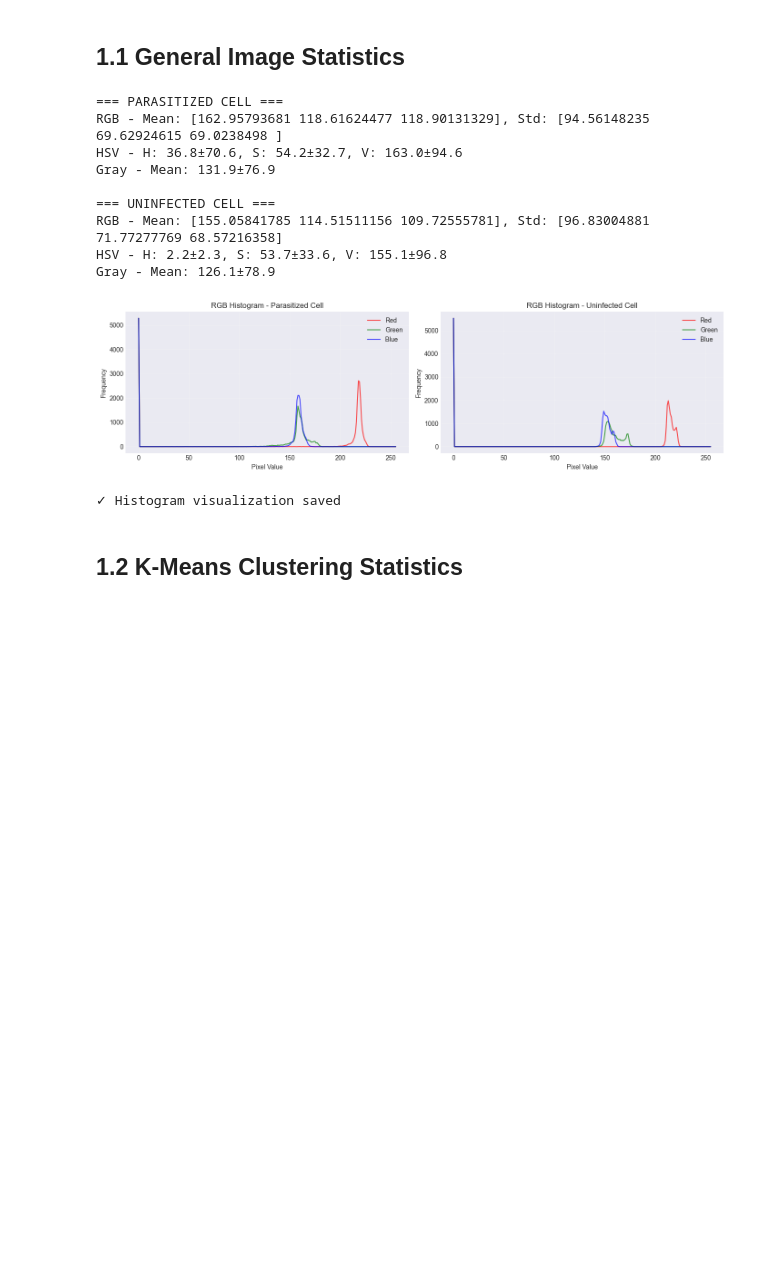
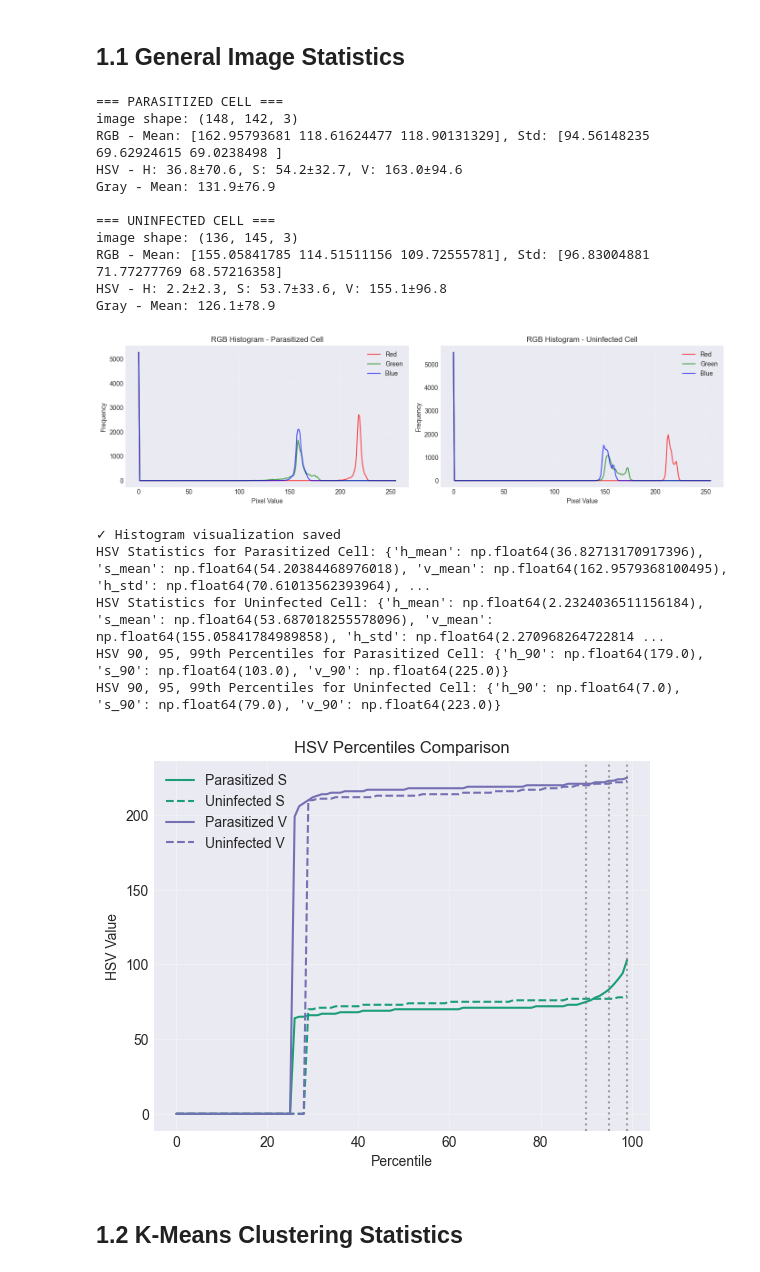
Before and after one commit to SolovevaPolina/Malaria_Screening, a Jupyter notebook: ExploratoryProjectNotebook_Clean.ipynb, the cells around one changed output. Cells and saved outputs as stored; diff of their text form; code cells hidden in the pictures; blank space fills up the shorter version.

```diff
--- a/ExploratoryProjectNotebook_Clean.ipynb
+++ b/ExploratoryProjectNotebook_Clean.ipynb
@@ -31,7 +31,7 @@ from sklearn.metrics import (accuracy_score, precision_score, recall_score, f1_s
 from sklearn.pipeline import Pipeline
 from sklearn.preprocessing import StandardScaler
 from sklearn.model_selection import StratifiedKFold, GridSearchCV, train_test_split
-
+from sklearn.svm import SVC
 
 from joblib import dump, load
 from skimage.segmentation import slic
@@ -54,6 +54,17 @@ from torchvision.models import ShuffleNet_V2_X1_0_Weights
 plt.style.use('seaborn-v0_8-darkgrid')
 sns.set_palette("husl")
 print("✓ All libraries imported successfully")
+
+dark2 = [
+    "#1b9e77",
+    "#66a61e",
+    "#7570b3",
+    "#e6ab02",
+    "#d95f02",
+    "#e7298a",
+    "#a6761d",
+    "#666666"
+]
 # %% [output]
 ✓ All libraries imported successfully
 # %% [markdown]
@@ -78,6 +89,7 @@ def extract_image_statistics(img_path, verbose=True):
     - feature_dict: Dictionary containing RGB and HSV statistics
     """
     img = cv2.imread(img_path)
+    print(f"image shape: {img.shape} ")
     img_rgb = cv2.cvtColor(img, cv2.COLOR_BGR2RGB)
     img_hsv = cv2.cvtColor(img, cv2.COLOR_BGR2HSV)
     img_gray = cv2.cvtColor(img, cv2.COLOR_BGR2GRAY)
@@ -149,33 +161,65 @@ if os.path.exists('Data/ExampleParasiticCell.png'):
     axes[0].set_ylabel('Frequency')
     axes[0].legend()
     axes[0].grid(alpha=0.3)
 
     # Uninfected cell histograms
     axes[1].plot(uninfected_stats['histograms']['r'], color='r', alpha=0.7, label='Red')
     axes[1].plot(uninfected_stats['histograms']['g'], color='g', alpha=0.7, label='Green')
     axes[1].plot(uninfected_stats['histograms']['b'], color='b', alpha=0.7, label='Blue')
     axes[1].set_title('RGB Histogram - Uninfected Cell')
     axes[1].set_xlabel('Pixel Value')
     axes[1].set_ylabel('Frequency')
     axes[1].legend()
     axes[1].grid(alpha=0.3)
 
     plt.tight_layout()
     plt.savefig('plots/01_rgb_histograms_comparison.png', dpi=150, bbox_inches='tight')
     plt.show()
     print("✓ Histogram visualization saved")
+
+    print("HSV Statistics for Parasitized Cell:", parasitic_stats['hsv_stats'])
+    print("HSV Statistics for Uninfected Cell:", uninfected_stats['hsv_stats'])
+    print("HSV 90, 95, 99th Percentiles for Parasitized Cell:",
+          {k: np.percentile(parasitic_stats['image_hsv'][:,:,i], q)
+           for i, k in enumerate(['h_90', 's_90', 'v_90']) for q in [90, 95, 99]})
+    print("HSV 90, 95, 99th Percentiles for Uninfected Cell:",
+          {k: np.percentile(uninfected_stats['image_hsv'][:,:,i], q)
+           for i, k in enumerate(['h_90', 's_90', 'v_90']) for q in [90, 95, 99]})
+
+
+    plt.plot(np.percentile(parasitic_stats['image_hsv'][:,:,1], np.arange(100)), label='Parasitized S', color=dark2[0])
+    plt.plot(np.percentile(uninfected_stats['image_hsv'][:,:,1], np.arange(100)), label='Uninfected S', color=dark2[0], linestyle='--')
+    plt.plot(np.percentile(parasitic_stats['image_hsv'][:,:,2], np.arange(100)), label='Parasitized V', color=dark2[2])
+    plt.plot(np.percentile(uninfected_stats['image_hsv'][:,:,2], np.arange(100)), label='Uninfected V', color=dark2[2], linestyle='--')
+    vertical_lines = [90, 95, 99]
+    for vl in vertical_lines:
+        plt.axvline(x=vl, color='gray', linestyle=':', alpha=0.7)
+    plt.xlabel('Percentile')
+    plt.ylabel('HSV Value')
+    plt.title('HSV Percentiles Comparison')
+    plt.legend()
+    plt.grid(alpha=0.3)
+    plt.savefig('plots/02_hsv_percentiles_comparison.png', dpi=150, bbox_inches='tight')
+    plt.show()
 # %% [output]
 === PARASITIZED CELL ===
+image shape: (148, 142, 3)
 RGB - Mean: [162.95793681 118.61624477 118.90131329], Std: [94.56148235 69.62924615 69.0238498 ]
 HSV - H: 36.8±70.6, S: 54.2±32.7, V: 163.0±94.6
 Gray - Mean: 131.9±76.9
 
 === UNINFECTED CELL ===
+image shape: (136, 145, 3)
 RGB - Mean: [155.05841785 114.51511156 109.72555781], Std: [96.83004881 71.77277769 68.57216358]
 HSV - H: 2.2±2.3, S: 53.7±33.6, V: 155.1±96.8
 Gray - Mean: 126.1±78.9
 [figure]
 ✓ Histogram visualization saved
+HSV Statistics for Parasitized Cell: {'h_mean': np.float64(36.82713170917396), 's_mean': np.float64(54.20384468976018), 'v_mean': np.float64(162.9579368100495), 'h_std': np.float64(70.61013562393964), ...
+HSV Statistics for Uninfected Cell: {'h_mean': np.float64(2.2324036511156184), 's_mean': np.float64(53.687018255578096), 'v_mean': np.float64(155.05841784989858), 'h_std': np.float64(2.270968264722814 ...
+HSV 90, 95, 99th Percentiles for Parasitized Cell: {'h_90': np.float64(179.0), 's_90': np.float64(103.0), 'v_90': np.float64(225.0)}
+HSV 90, 95, 99th Percentiles for Uninfected Cell: {'h_90': np.float64(7.0), 's_90': np.float64(79.0), 'v_90': np.float64(223.0)}
+[figure, added]
 # %% [markdown]
 ## 1.2 K-Means Clustering Statistics
 # %%
```
Also changed, not shown: parts of 5 cells of this notebook, 4 other files.
